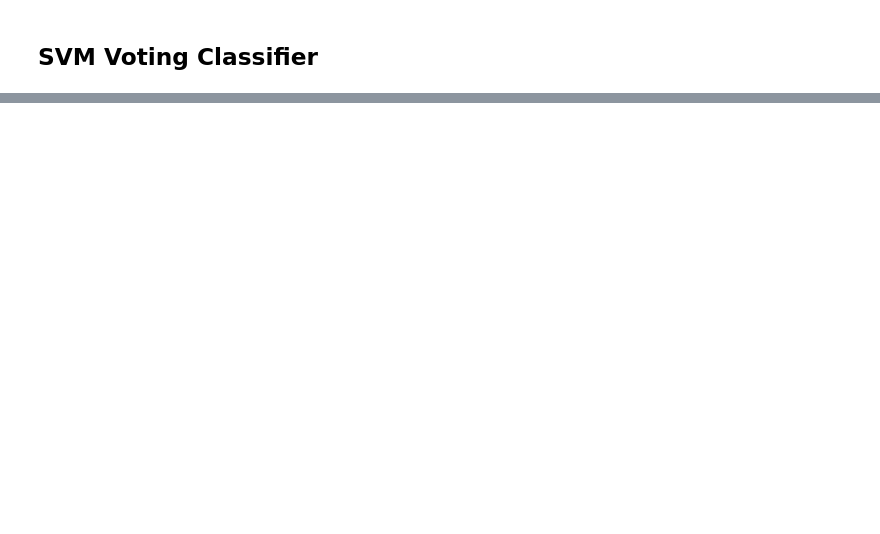
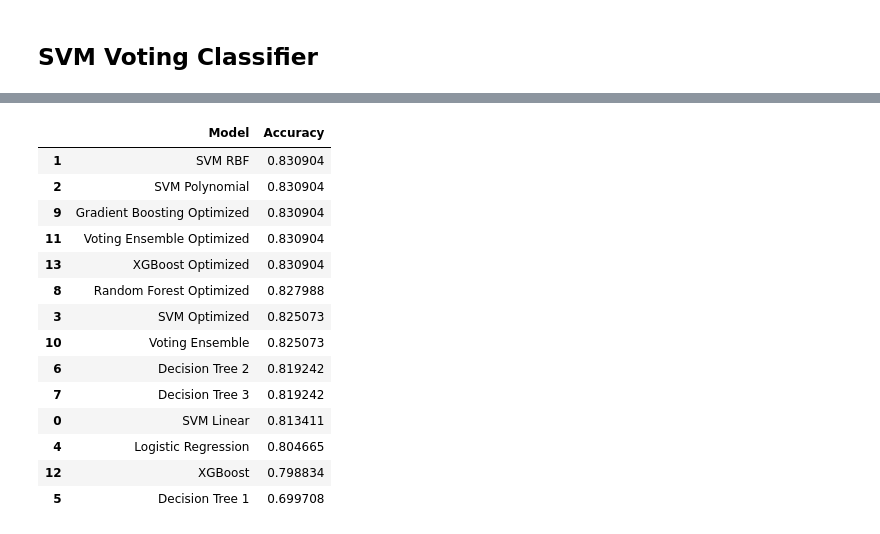
Before and after one commit to SuYumnam/Depression_Prediction, a Jupyter notebook: Depression_prediction_code.ipynb, the cells around one changed output, grey strips where cells are left out. Drawn from its saved outputs; the diff is of its cells as text; code cells hidden in the pictures; blank space fills up the shorter version.

```diff
--- a/Depression_prediction_code.ipynb
+++ b/Depression_prediction_code.ipynb
@@ -614,0 +676,25 @@ weighted avg       0.69      0.83      0.75       343
+# %%
+from sklearn.metrics import accuracy_score
+
+# Organize into a dataframe
+models = ['SVM Linear', 'SVM RBF', 'SVM Polynomial', 'SVM Optimized', 'Logistic Regression', 'Decision Tree 1', 'Decision Tree 2', 'Decision Tree 3', 'Random Forest Optimized', 'Gradient Boosting Optimized', 'Voting Ensemble', 'Voting Ensemble Optimized', 'XGBoost', 'XGBoost Optimized']
+accuracy_scores = [accuracy_score(Y_val, Y_pred_svm_linear), accuracy_score(Y_val, Y_pred_svm_rbf), accuracy_score(Y_val, Y_pred_svm_poly), accuracy_score(Y_val, Y_pred_svm_optimized), accuracy_score(Y_val, Y_pred_lr), accuracy_score(Y_val, Y_pred_dt1), accuracy_score(Y_val, Y_pred_dt2), accuracy_score(Y_val, Y_pred_dt3), accuracy_score(Y_val, rf_predictions_optimized), accuracy_score(Y_val, gb_predictions_optimized), accuracy_score(Y_val, Y_pred_ve), accuracy_score(Y_val, Y_pred_voting_optimized), accuracy_score(Y_val, Y_pred_xgb), accuracy_score(Y_val, xgb_predictions_optimized)]
+results = pd.DataFrame({'Model': models, 'Accuracy': accuracy_scores})
+results = results.sort_values(by='Accuracy', ascending=False)
+results
+# %% [output]
+|  | Model | Accuracy |
+| 1 | SVM RBF | 0.830904 |
+| 2 | SVM Polynomial | 0.830904 |
+| 9 | Gradient Boosting Optimized | 0.830904 |
+| 11 | Voting Ensemble Optimized | 0.830904 |
+| 13 | XGBoost Optimized | 0.830904 |
+| 8 | Random Forest Optimized | 0.827988 |
+| 3 | SVM Optimized | 0.825073 |
+| 10 | Voting Ensemble | 0.825073 |
+| 6 | Decision Tree 2 | 0.819242 |
+| 7 | Decision Tree 3 | 0.819242 |
+| 0 | SVM Linear | 0.813411 |
+| 4 | Logistic Regression | 0.804665 |
+| 12 | XGBoost | 0.798834 |
+| 5 | Decision Tree 1 | 0.699708 |
```
Also changed, not shown: parts of 16 cells of this notebook.
